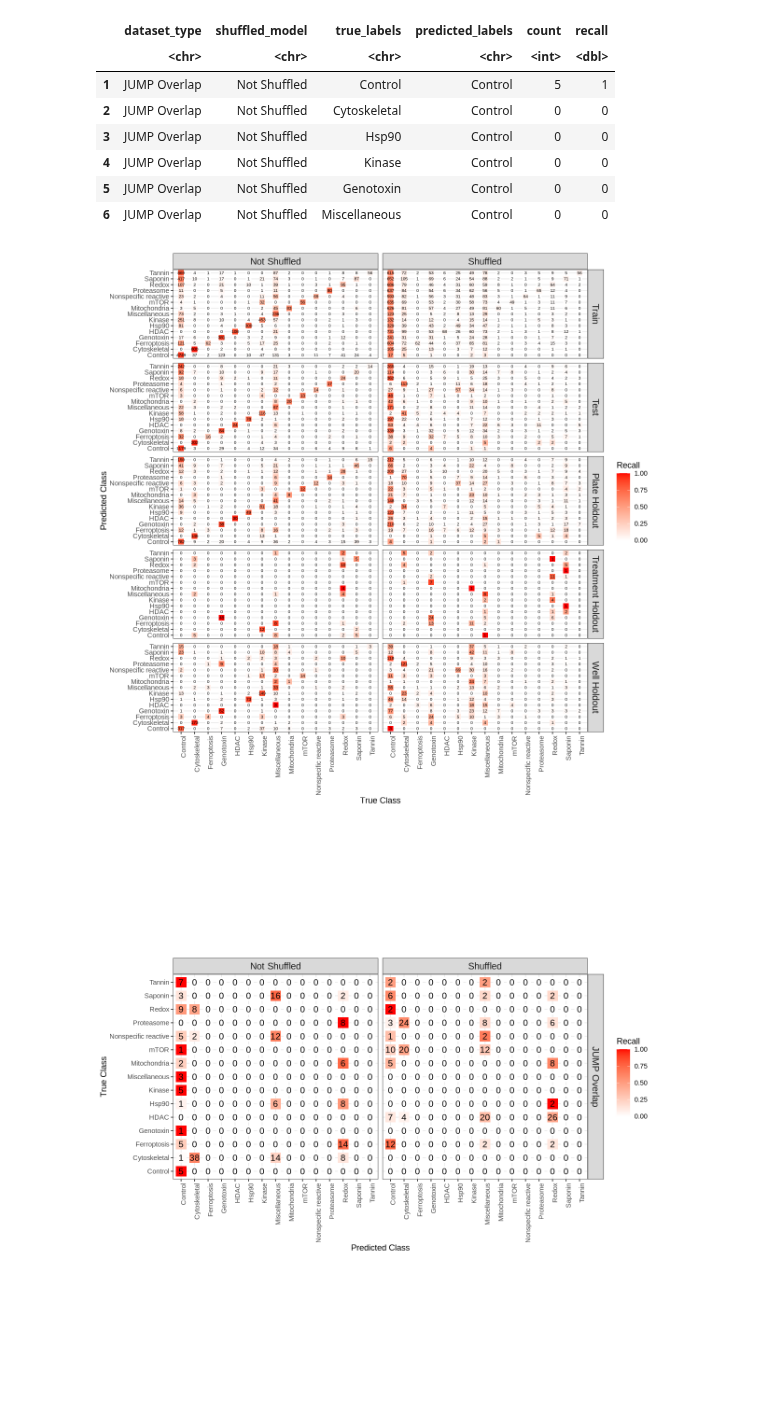
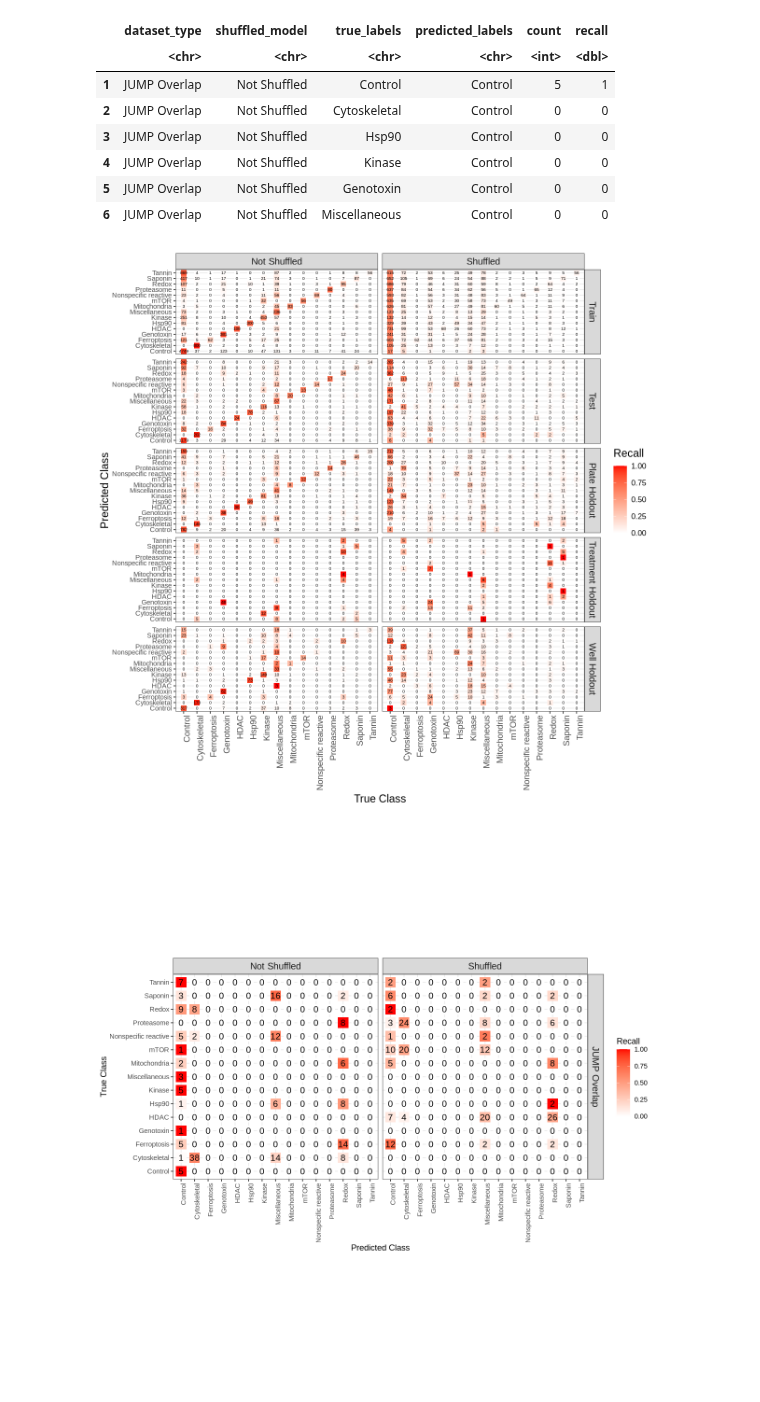
Before and after one commit to WayScience/Cytotoxic-Nuisance-Metadata-Analysis, a Jupyter notebook: notebooks/4.visualization/confusion_matrix/confusion_matrix.ipynb, the cells around one changed output. Cells and saved outputs as stored; diff of their text form; code cells hidden in the pictures.

```diff
--- a/notebooks/4.visualization/confusion_matrix/confusion_matrix.ipynb
+++ b/notebooks/4.visualization/confusion_matrix/confusion_matrix.ipynb
@@ -48,31 +48,37 @@ A data.frame: 6 × 6
 # %%
 # Define the desired order of facet levels
 facet_order <- c("Train", "Test", "Plate Holdout", "Treatment Holdout", "Well Holdout")
 cm_df$dataset_type <- factor(cm_df$dataset_type, levels = facet_order)
 
 width <- 10
 height <- 10
 options(repr.plot.width = width, repr.plot.height = height)
 
 confusion_matrix_plot <- (
     ggplot(cm_df, aes(x = true_labels, y = predicted_labels))
     + facet_grid(dataset_type ~ shuffled_model)
     + geom_point(aes(color = recall), size = 3, shape = 15)
     + geom_text(aes(label = count), size = 2)
     + scale_color_gradient("Recall", low = "white", high = "red", limits = c(0, 1))
     + theme_bw()
     + ylab("Predicted Class")
     + xlab("True Class")
-    + theme(strip.text = element_text(size = 12))
-    + theme(axis.text.x = element_text(angle = 90, hjust = 1))
+    + theme(
+        legend.title =  element_text(size = 14, margin = margin(b = 10)),
+        legend.text = element_text(size = 10),
+        strip.text = element_text(size = 12),
+        axis.text.x = element_text(angle = 90, hjust = 1, size = 11),
+        axis.title.x.bottom = element_text(size = 14),
+        axis.title.y.left = element_text(size = 14)
+        )
 )
 
 # saving file
 ggsave(filename = "confusion_matrix.png", height = height, width = width, dpi = 600)
 
 confusion_matrix_plot
 # %% [output]
-[figure, old version]
+[figure, new version]
 # %%
 # set image dim
 width <- 10
```
Also changed, not shown: 1 other file.
